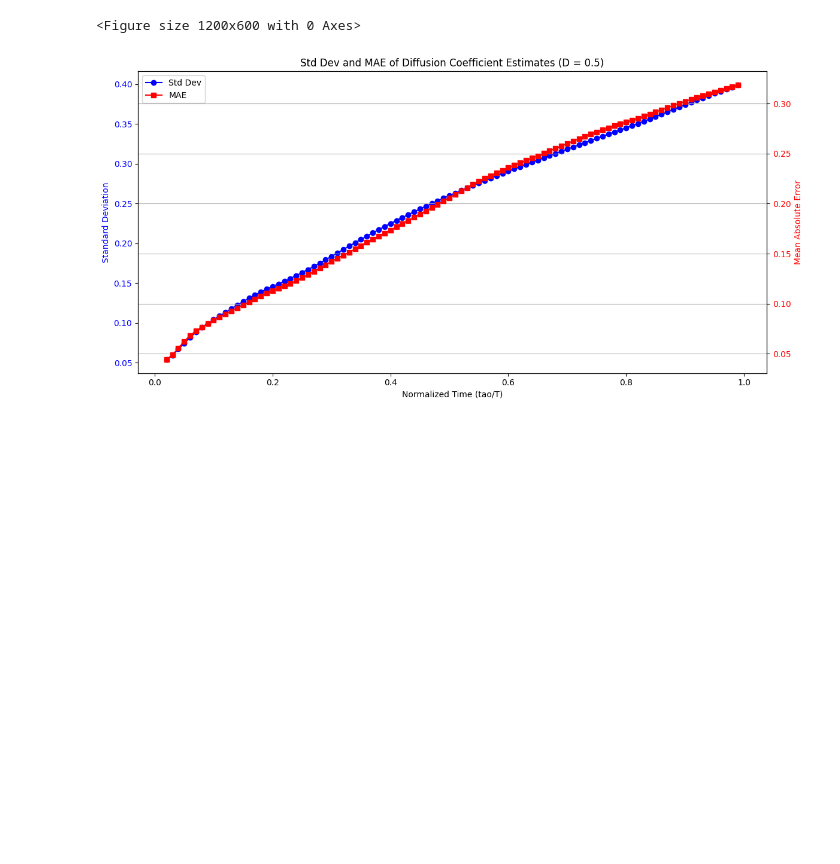
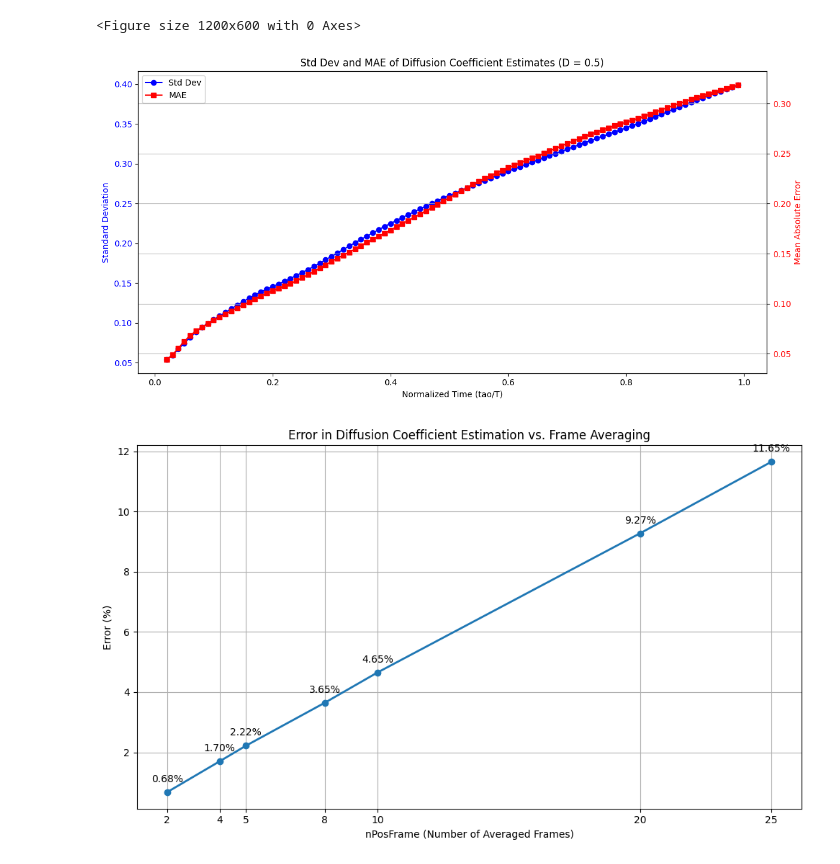
Before and after one commit to Biomedical-Imaging-Group/MolecularDiffusion_MiViT, a Jupyter notebook: AnDi-Tests.ipynb, the cells around one changed output. Drawn from its saved outputs; the diff is of its cells as text; code cells hidden in the pictures; blank space fills up the shorter version.

Commit message:
Added Coarse D error comparison

```diff
--- a/AnDi-Tests.ipynb
+++ b/AnDi-Tests.ipynb
@@ -395,0 +399,74 @@ plot_error_comparison()
+# %%
+# Comparison of Coarse D and real D,
+def plot_error_vs_nposframe():
+    """
+    Plot error percentage between normal D computation and
+    computation using averaged positions for different values of nPosFrame.
+    """
+    # Parameters
+    D = 0.2
+    N = 1000  # Number of particles
+    T = 200  # Number of time steps
+
+    # Range of nPosFrame values to test
+    nPosFrame_values = [2, 4, 5, 8, 10, 20, 25]
+    errors = []
+
+    # Generate trajectories (only once)
+    trajs, labels = models_phenom().single_state(N=N, L=L, T=T, Ds=[D, 0.0], alphas=1)
+
+    # Transpose trajectories
+    trajsTrans = trajs.transpose(1, 0, 2)
+
+    # Calculate original MSDs and diffusion coefficients (only once)
+    msds = mean_square_displacements(trajsTrans)
+    time_range = np.arange(T)
+    ds = estimateDfromMSDs(msds, time_range)
+
+    # For each nPosFrame value
+    for nPosFrame in nPosFrame_values:
+        # Skip if T is not divisible by nPosFrame to avoid issues
+        if T % nPosFrame != 0:
+            print(f"Skipping nPosFrame={nPosFrame} as T={T} is not divisible by it")
+            continue
+
+        # Average trajectories
+        coarse_trajs = average_trajectory_frames(trajsTrans, nPosFrame)
+
+        # Calculate coarse MSDs and diffusion coefficients
+        msds_coarse = mean_square_displacements(coarse_trajs)
+        time_range_coarse = np.arange(T // nPosFrame)
+        ds_coarse = estimateDfromMSDs(msds_coarse, time_range_coarse) / nPosFrame
+
+        # Calculate error percentage
+        error = np.mean(np.abs(ds - ds_coarse) / ds) * 100  # Convert to percentage
+        errors.append(error)
+
+        #print(f"nPosFrame = {nPosFrame}, Error = {error:.2f}%")
+
+    # Plot
+    plt.figure(figsize=(10, 6))
+    plt.plot(nPosFrame_values[:len(errors)], errors, 'o-', linewidth=2)
+    plt.xlabel('nPosFrame (Number of Averaged Frames)')
+    plt.ylabel('Error (%)')
+    plt.title('Error in Diffusion Coefficient Estimation vs. Frame Averaging')
+    plt.grid(True)
+
+    # Add annotations for each point
+    for i, (x, y) in enumerate(zip(nPosFrame_values[:len(errors)], errors)):
+        plt.annotate(f"{y:.2f}%",
+                    (x, y),
+                    textcoords="offset points",
+                    xytext=(0, 10),
+                    ha='center')
+
+    # Set x-axis to show exact nPosFrame values
+    plt.xticks(nPosFrame_values[:len(errors)])
+
+    plt.tight_layout()
+    plt.show()
+
+# Run the analysis
+plot_error_vs_nposframe()
+# %% [output]
+[figure, added]
```
Also changed, not shown: parts of 3 cells of this notebook, 1 other file.
